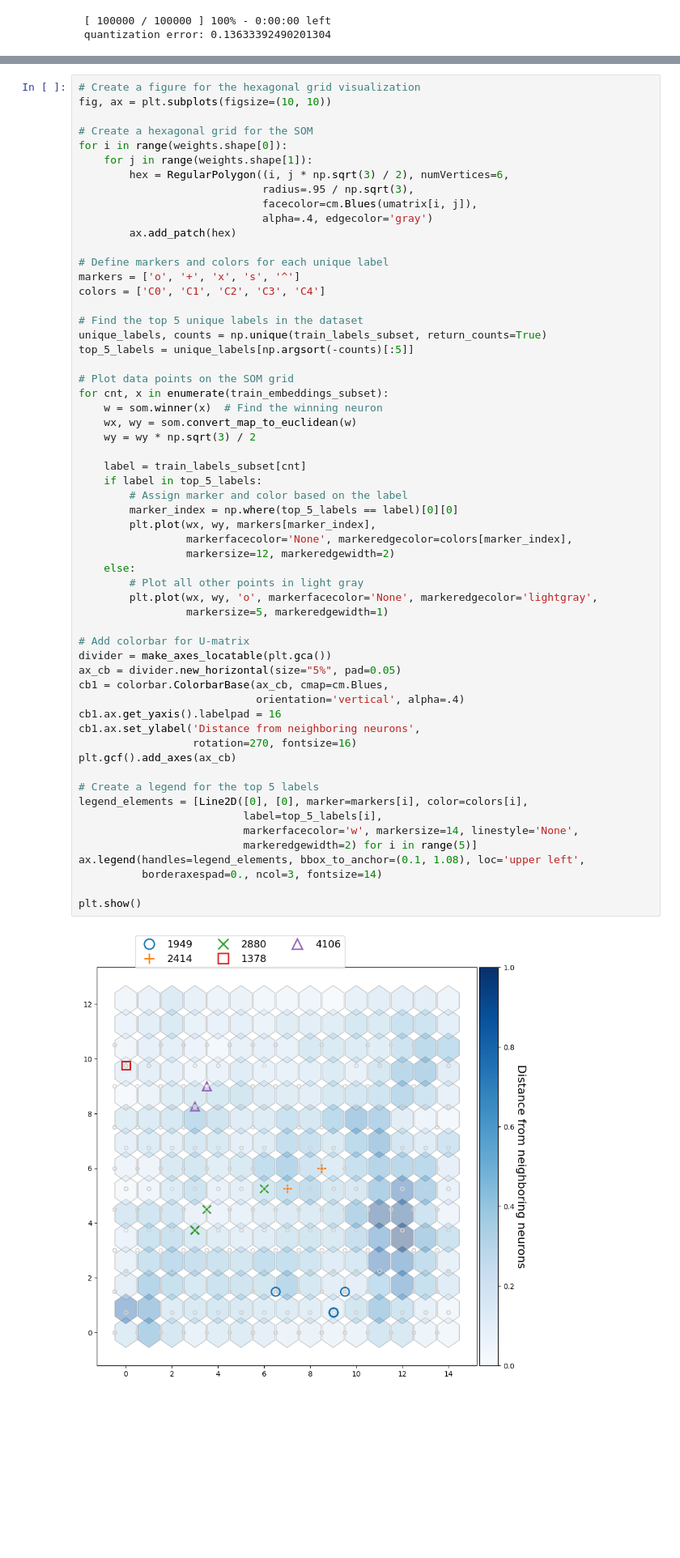
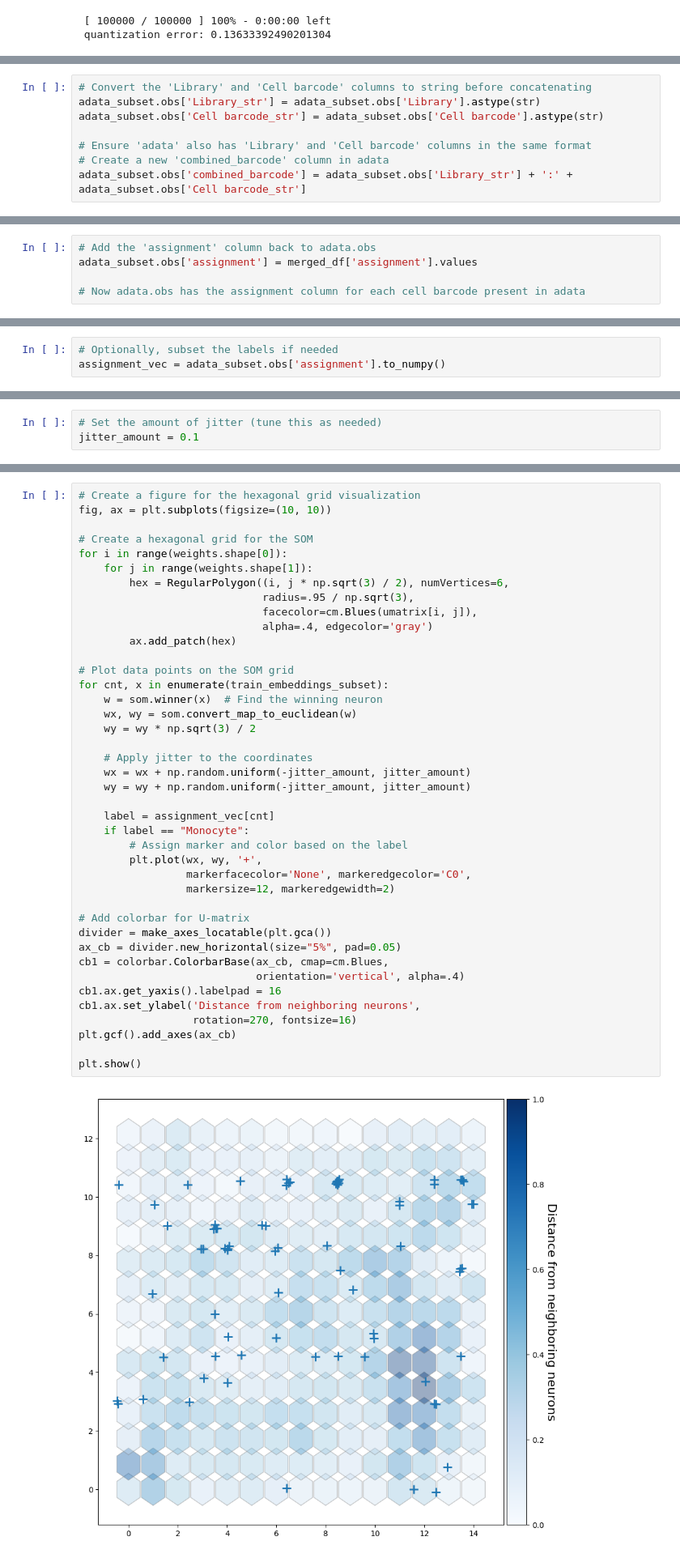
Before and after one commit to SZ-yang/SCSeq_LineageBarcoding, a Jupyter notebook: kevin/Writeup6_SOM/Writeup6_LARRY_SOM.ipynb, the cells around one changed output, grey strips where cells are left out. Shown at 81% size. Cells and saved outputs as stored; diff of their text form; blank space fills up the shorter version.

```diff
--- a/kevin/Writeup6_SOM/Writeup6_LARRY_SOM.ipynb
+++ b/kevin/Writeup6_SOM/Writeup6_LARRY_SOM.ipynb
@@ -60,0 +84,8 @@ umatrix = som.distance_map()
+# %%
+# Convert the 'Library' and 'Cell barcode' columns to string before concatenating
+adata_subset.obs['Library_str'] = adata_subset.obs['Library'].astype(str)
+adata_subset.obs['Cell barcode_str'] = adata_subset.obs['Cell barcode'].astype(str)
+
+# Ensure 'adata' also has 'Library' and 'Cell barcode' columns in the same format
+# Create a new 'combined_barcode' column in adata
+adata_subset.obs['combined_barcode'] = adata_subset.obs['Library_str'] + ':' + adata_subset.obs['Cell barcode_str']
@@ -60,0 +127,5 @@ umatrix = som.distance_map()
+# %%
+# Add the 'assignment' column back to adata.obs
+adata_subset.obs['assignment'] = merged_df['assignment'].values
+
+# Now adata.obs has the assignment column for each cell barcode present in adata
@@ -60,0 +141,3 @@ umatrix = som.distance_map()
+# %%
+# Optionally, subset the labels if needed
+assignment_vec = adata_subset.obs['assignment'].to_numpy()
@@ -60,0 +146,3 @@ umatrix = som.distance_map()
+# %%
+# Set the amount of jitter (tune this as needed)
+jitter_amount = 0.1
@@ -65,56 +210,39 @@ fig, ax = plt.subplots(figsize=(10, 10))
 # Create a hexagonal grid for the SOM
 for i in range(weights.shape[0]):
     for j in range(weights.shape[1]):
         hex = RegularPolygon((i, j * np.sqrt(3) / 2), numVertices=6,
                              radius=.95 / np.sqrt(3),
                              facecolor=cm.Blues(umatrix[i, j]),
                              alpha=.4, edgecolor='gray')
         ax.add_patch(hex)
 
-# Define markers and colors for each unique label
-markers = ['o', '+', 'x', 's', '^']
-colors = ['C0', 'C1', 'C2', 'C3', 'C4']
-
-# Find the top 5 unique labels in the dataset
-unique_labels, counts = np.unique(train_labels_subset, return_counts=True)
-top_5_labels = unique_labels[np.argsort(-counts)[:5]]
-
 # Plot data points on the SOM grid
 for cnt, x in enumerate(train_embeddings_subset):
     w = som.winner(x)  # Find the winning neuron
     wx, wy = som.convert_map_to_euclidean(w)
     wy = wy * np.sqrt(3) / 2
 
-    label = train_labels_subset[cnt]
-    if label in top_5_labels:
+    # Apply jitter to the coordinates
+    wx = wx + np.random.uniform(-jitter_amount, jitter_amount)
+    wy = wy + np.random.uniform(-jitter_amount, jitter_amount)
+
+    label = assignment_vec[cnt]
+    if label == "Monocyte":
         # Assign marker and color based on the label
-        marker_index = np.where(top_5_labels == label)[0][0]
-        plt.plot(wx, wy, markers[marker_index],
-                 markerfacecolor='None', markeredgecolor=colors[marker_index],
+        plt.plot(wx, wy, '+',
+                 markerfacecolor='None', markeredgecolor='C0',
                  markersize=12, markeredgewidth=2)
-    else:
-        # Plot all other points in light gray
-        plt.plot(wx, wy, 'o', markerfacecolor='None', markeredgecolor='lightgray',
-                 markersize=5, markeredgewidth=1)
 
 # Add colorbar for U-matrix
 divider = make_axes_locatable(plt.gca())
 ax_cb = divider.new_horizontal(size="5%", pad=0.05)
 cb1 = colorbar.ColorbarBase(ax_cb, cmap=cm.Blues,
                             orientation='vertical', alpha=.4)
 cb1.ax.get_yaxis().labelpad = 16
 cb1.ax.set_ylabel('Distance from neighboring neurons',
                   rotation=270, fontsize=16)
 plt.gcf().add_axes(ax_cb)
 
-# Create a legend for the top 5 labels
-legend_elements = [Line2D([0], [0], marker=markers[i], color=colors[i],
-                          label=top_5_labels[i],
-                          markerfacecolor='w', markersize=14, linestyle='None',
-                          markeredgewidth=2) for i in range(5)]
-ax.legend(handles=legend_elements, bbox_to_anchor=(0.1, 1.08), loc='upper left',
-          borderaxespad=0., ncol=3, fontsize=14)
-
 plt.show()
 # %% [output]
-[figure, old version]
+[figure, new version]
```
Also changed, not shown: parts of 13 cells of this notebook.
